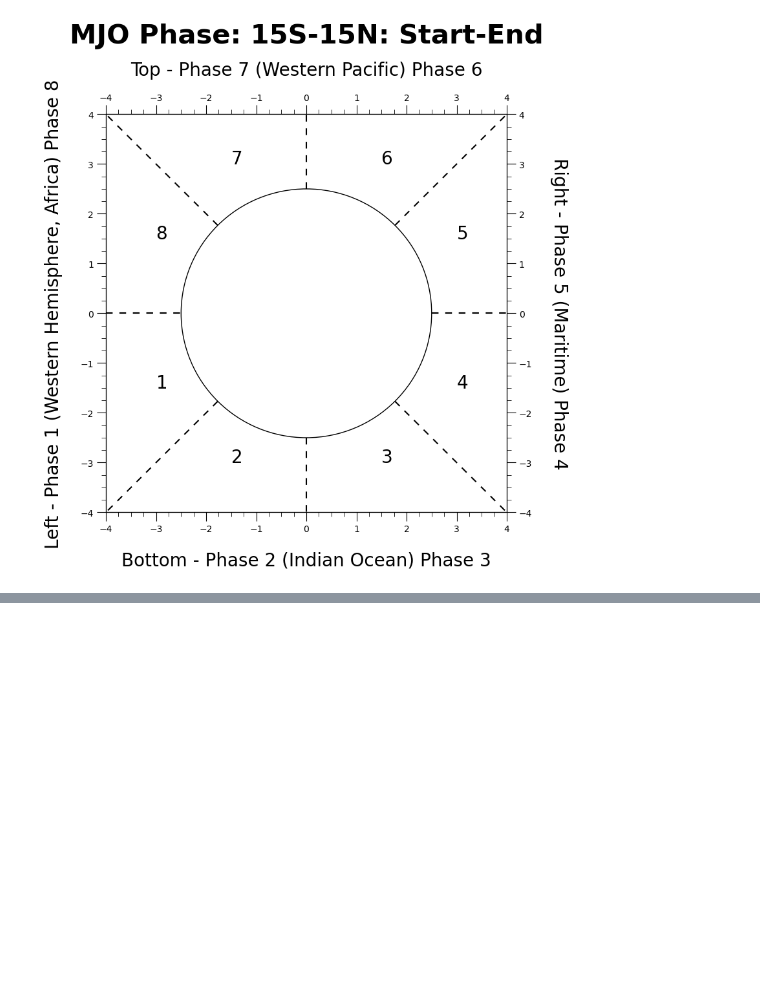
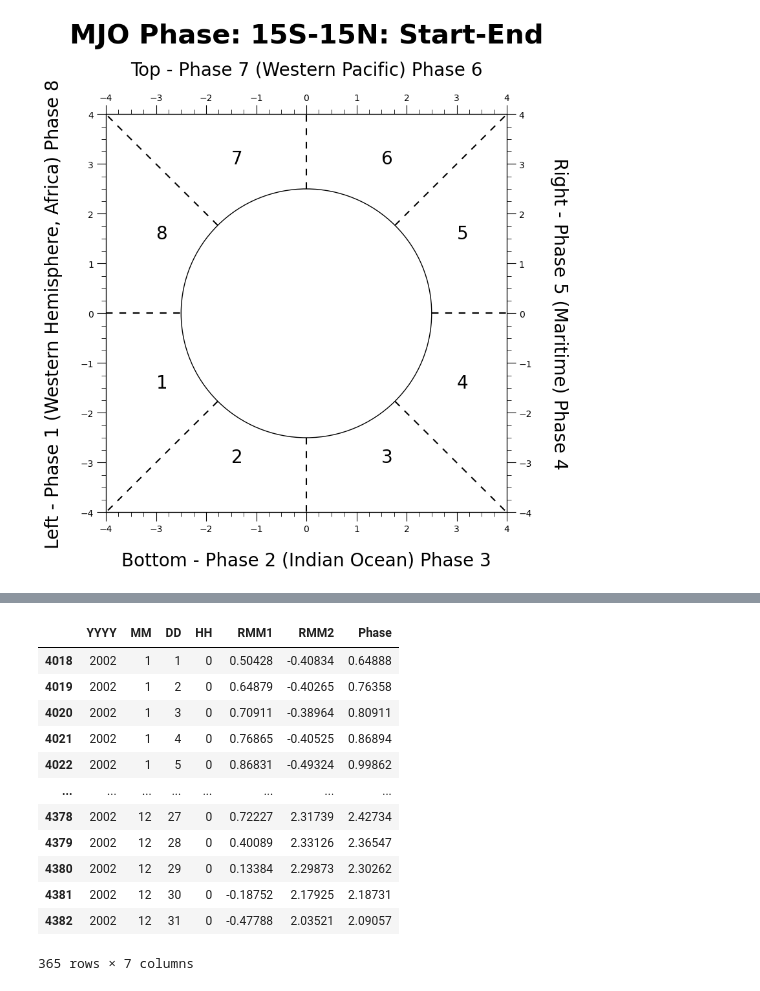
Before and after one commit to cyschneck/geocat-research, a Jupyter notebook: mjo/mjo_phase_background.ipynb, the cells around one changed output, grey strips where cells are left out. Drawn from its saved outputs; the diff is of its cells as text; code cells hidden in the pictures; blank space fills up the shorter version.

```diff
--- a/mjo/mjo_phase_background.ipynb
+++ b/mjo/mjo_phase_background.ipynb
@@ -161,0 +191,17 @@ Working Example -- Phase diagram split into 8 equal parts for example:
+# %%
+df_2002 = df[df["YYYY"] == 2002]
+df_2002
+# %% [output]
+|  | YYYY | MM | DD | HH | RMM1 | RMM2 | Phase |
+| 4018 | 2002 | 1 | 1 | 0 | 0.50428 | -0.40834 | 0.64888 |
+| 4019 | 2002 | 1 | 2 | 0 | 0.64879 | -0.40265 | 0.76358 |
+| 4020 | 2002 | 1 | 3 | 0 | 0.70911 | -0.38964 | 0.80911 |
+| 4021 | 2002 | 1 | 4 | 0 | 0.76865 | -0.40525 | 0.86894 |
+| 4022 | 2002 | 1 | 5 | 0 | 0.86831 | -0.49324 | 0.99862 |
+| ... | ... | ... | ... | ... | ... | ... | ... |
+| 4378 | 2002 | 12 | 27 | 0 | 0.72227 | 2.31739 | 2.42734 |
+| 4379 | 2002 | 12 | 28 | 0 | 0.40089 | 2.33126 | 2.36547 |
+| 4380 | 2002 | 12 | 29 | 0 | 0.13384 | 2.29873 | 2.30262 |
+| 4381 | 2002 | 12 | 30 | 0 | -0.18752 | 2.17925 | 2.18731 |
+| 4382 | 2002 | 12 | 31 | 0 | -0.47788 | 2.03521 | 2.09057 |
+365 rows × 7 columns
```
Also changed, not shown: parts of 5 cells of this notebook.
